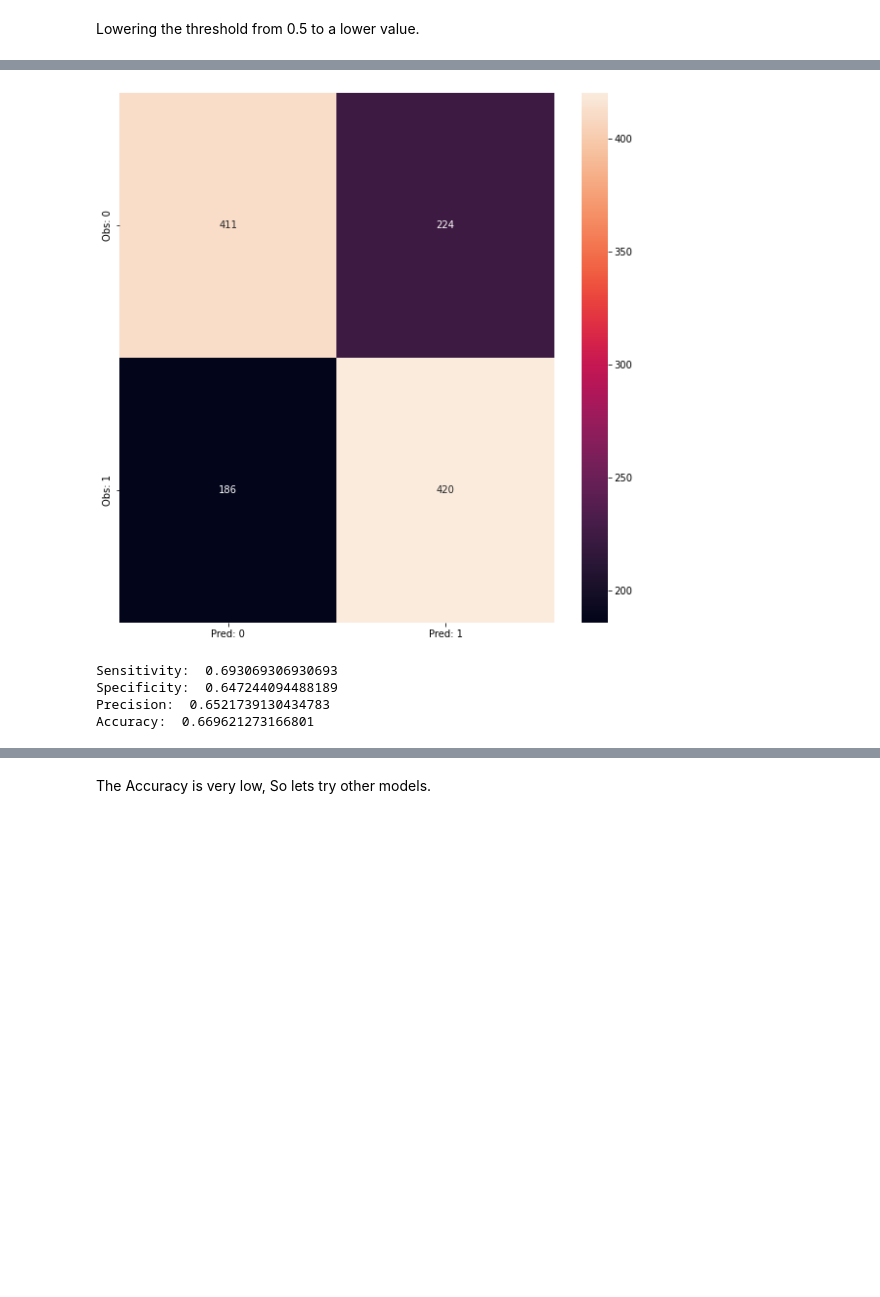
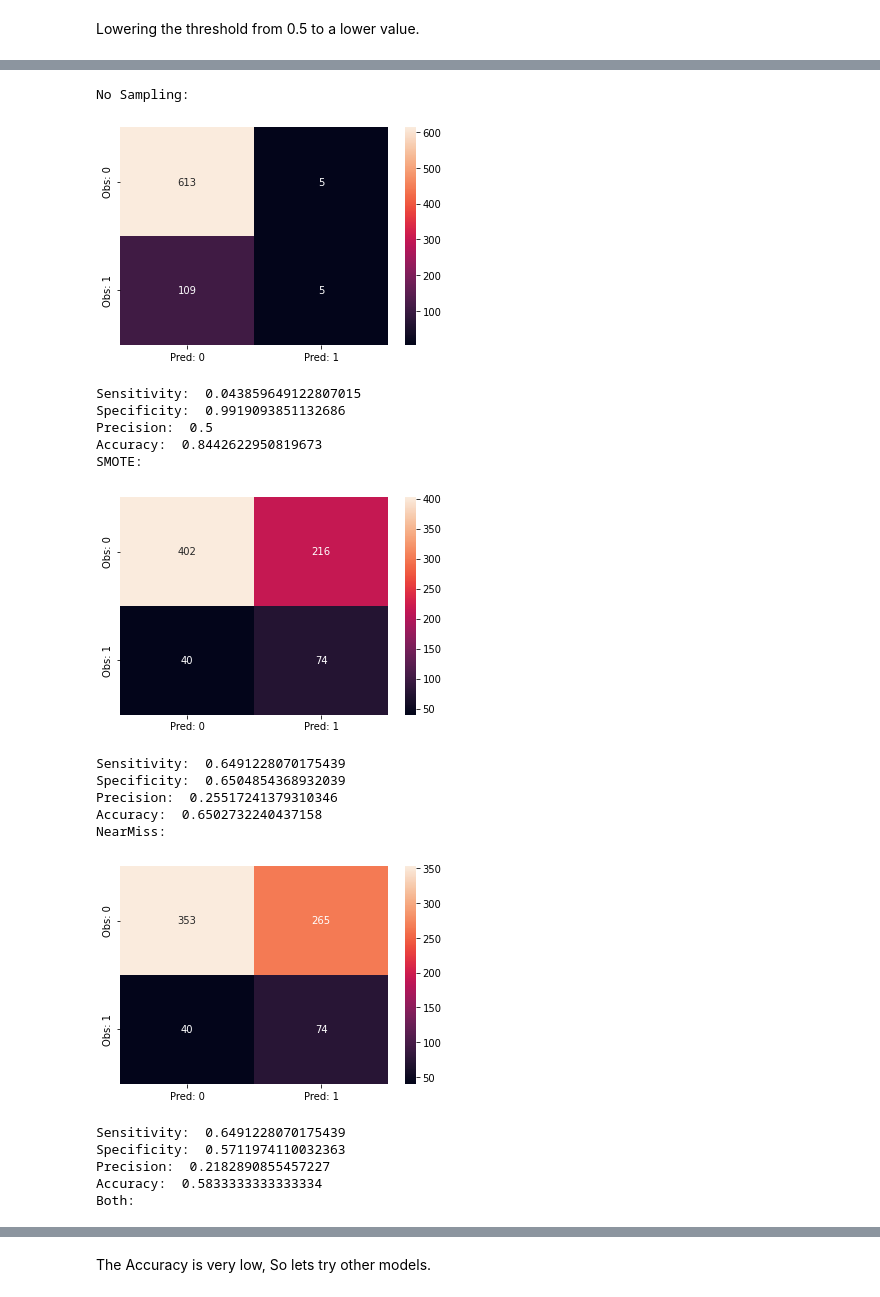
Before and after one commit to Dhruv-Chandra/Heart-Patients, a Jupyter notebook: Heart Patients.ipynb, the cells around one changed output, grey strips where cells are left out. Cells and saved outputs as stored; diff of their text form; code cells hidden in the pictures; blank space fills up the shorter version.

```diff
--- a/Heart Patients.ipynb
+++ b/Heart Patients.ipynb
@@ -424,18 +468,25 @@ Accuracy:  0.6663980660757454
 # %%
-# Back feature Elimination for variables whose p-value is more than 0.05
+# Removing cols with p-value more than 0.05
 
-def back_feat_elem(df, colm = col, y = dfp[target_var]):
-    while len(colm) > 0:
-        model = sm.Logit(y, df[colm])
+def back_feat_elem(df = dfp, y = target_var):
+    x = df.loc[:, df.columns != y]
+    y = df.loc[:, y]
+
+    x = x.apply(LabelEncoder().fit_transform)
+
+    col = x.columns
+
+    while len(col) > 0:
+        model = sm.Logit(y, ac(x[col]))
         result = model.fit(disp= 0)
         largest_pvalue = round(result.pvalues, 3).nlargest(1)
         if largest_pvalue[0] < (0.05):
             return result
             break
         else:
-            colm= colm.drop(largest_pvalue.index)
+            col = col.drop(largest_pvalue.index)
 # %%
-back_res = back_feat_elem(dfp_constant)
+back_res = back_feat_elem()
 back_res.summary()
 # %% [output]
 Logit Regression Results
@@ -460,0 +507,6 @@ Logit Regression Results
+# %%
+ind = list(back_res.params.index)
+ind.remove('const')
+# To Insert Imp Cols that I like.
+# ind.extend([''])
+ind
@@ -461,7 +515,6 @@ Logit Regression Results
 # %%
-new_x = dfp_constant[back_res.params.index]
-new_x.drop(columns=['const'], axis=1, inplace=True)
-new_y = dfp_constant.TenYearCHD
+new_x = dfp[ind]
+new_y = dfp.TenYearCHD
 new_df = pd.concat([new_x,new_y], axis=1)
 new_df.head()
 # %% [output]
@@ -489,8 +573,22 @@ Comparing the Original DataFrame(dfp) and the New DataFrame(new_df) for all the
 # %%
-grid_search(LogisticRegression(), params_lg, new_df)
+all_samp_acc(model = LogisticRegression(), params = params_lg, df = new_df, cm='yes')
 # %% [output]
+No Sampling:
-[figure, old version]
+[figure, new version]
-Sensitivity:  0.693069306930693
-Specificity:  0.647244094488189
-Precision:  0.6521739130434783
-Accuracy:  0.669621273166801
+Sensitivity:  0.043859649122807015
+Specificity:  0.9919093851132686
+Precision:  0.5
+Accuracy:  0.8442622950819673
+SMOTE:
+[figure, added]
+Sensitivity:  0.6491228070175439
+Specificity:  0.6504854368932039
+Precision:  0.25517241379310346
+Accuracy:  0.6502732240437158
+NearMiss:
+[figure, added]
+Sensitivity:  0.6491228070175439
+Specificity:  0.5711974110032363
+Precision:  0.2182890855457227
+Accuracy:  0.5833333333333334
+Both:
```
Also changed, not shown: parts of 38 cells of this notebook.
